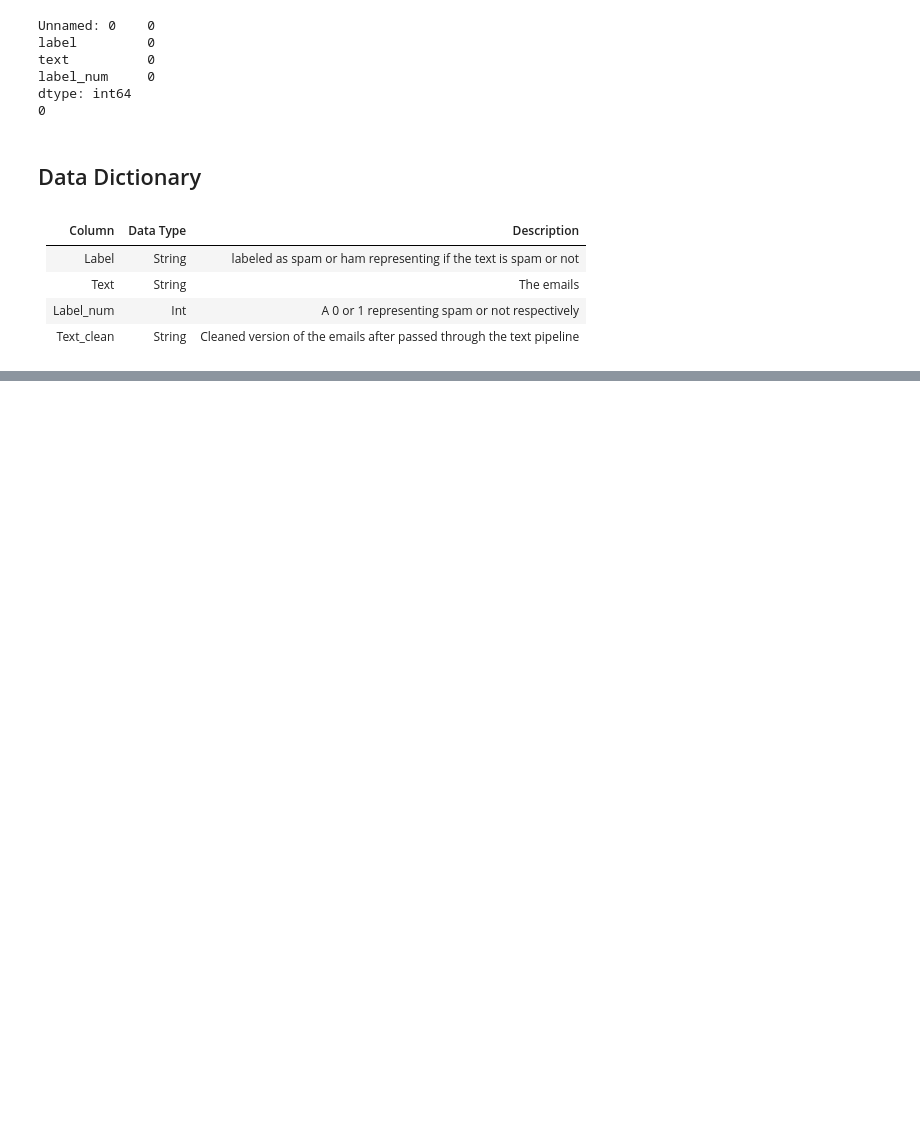
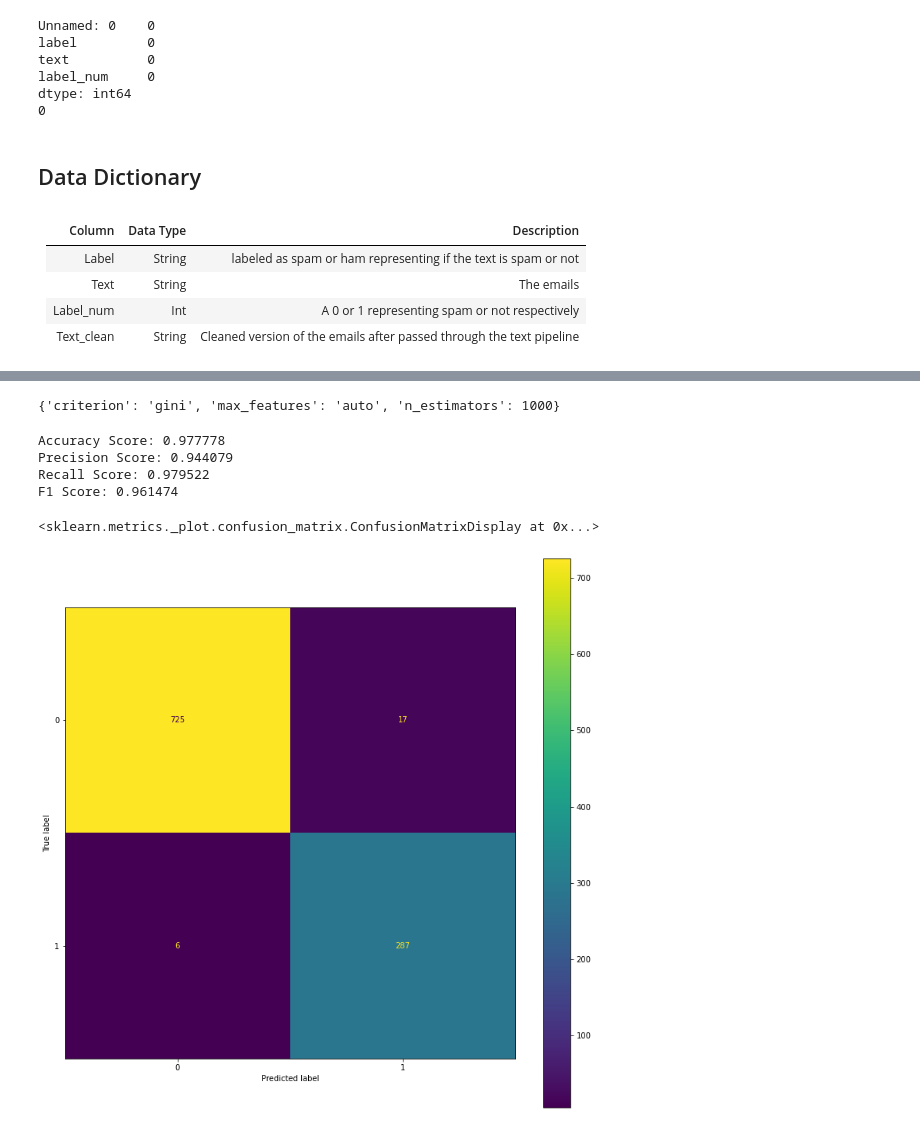
Before and after one commit to mahmoudagag/460_datascience_project, a Jupyter notebook: spam detector exploratory analysis.ipynb, the cells around one changed output, grey strips where cells are left out. Cells and saved outputs as stored; diff of their text form; code cells hidden in the pictures; blank space fills up the shorter version.

```diff
--- a/spam detector exploratory analysis.ipynb
+++ b/spam detector exploratory analysis.ipynb
@@ -157,6 +160,7 @@ model.get_params()
 # %%
-cv = CountVectorizer()
-features = cv.fit_transform(X_train)
-features_test = cv.transform(X_test)
+def trainRandomForestModel(features):
+    model = RandomForestClassifier()
+    model.fit(features,y_train)
+    return model
 # %%
 ## RandomForestClassifier
@@ -222,0 +211,44 @@ We contributed equalling. We were on a call, peer programming.
+# %%
+params = {
+    'n_estimators' : [5, 100, 1000],
+    'criterion' : ['gini', 'entropy'],
+    'max_features': [2, 4, 'auto']
+}
+
+grid_search_cv = GridSearchCV(
+    estimator=RandomForestClassifier(),
+    param_grid=params,
+    scoring='f1', )
+
+grid_search_cv.fit(features, y_train)
+print(grid_search_cv.best_params_)
+# %% [output]
+{'criterion': 'gini', 'max_features': 'auto', 'n_estimators': 1000}
+# %%
+def trainRandomForestModel_with_paramaters(features,criterion,max_features,n_estimators):
+    model = RandomForestClassifier(criterion=criterion,max_features=max_features,n_estimators=n_estimators)
+    model.fit(features,y_train)
+    return model
+# %%
+## optimal random forest model
+features, features_test = createCountVectorizer()
+model = trainRandomForestModel_with_paramaters(features,'gini','auto',1000)
+testModel(model,features_test)
+# %% [output]
+Accuracy Score: 0.977778
+Precision Score: 0.944079
+Recall Score: 0.979522
+F1 Score: 0.961474
+# %%
+def print_confusion_matrix(y_true, y_pred):
+    cm = confusion_matrix(y_true, y_pred)
+    return cm
+
+y_pred = model.predict(features_test)
+cm = print_confusion_matrix(y_test,y_pred)
+disp = ConfusionMatrixDisplay(confusion_matrix=cm)
+fig, ax = plt.subplots(figsize=(13,13))
+disp.plot(ax=ax)
+# %% [output]
+<sklearn.metrics._plot.confusion_matrix.ConfusionMatrixDisplay at 0x...>
+[figure, added]
```
Also changed, not shown: parts of 21 cells of this notebook.
